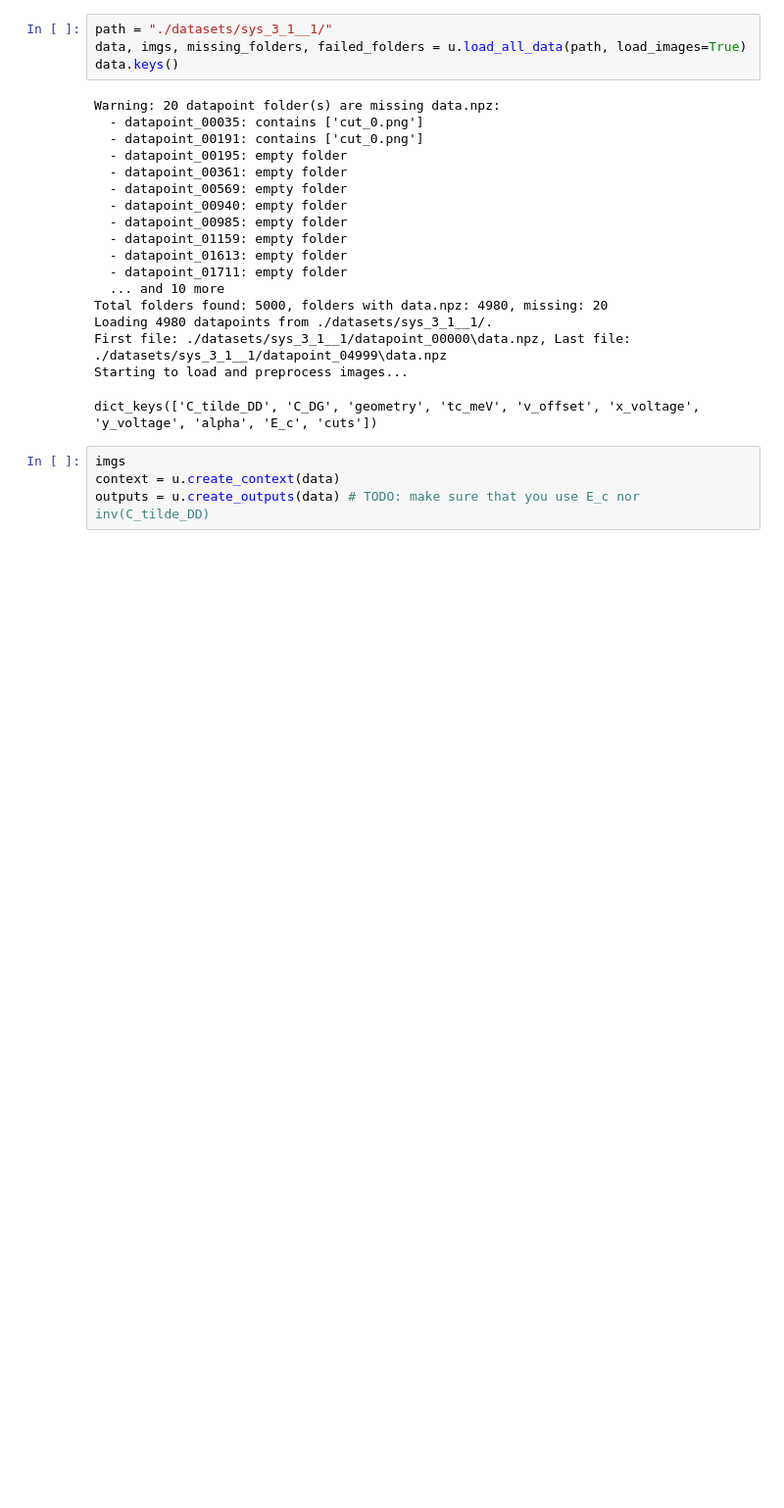
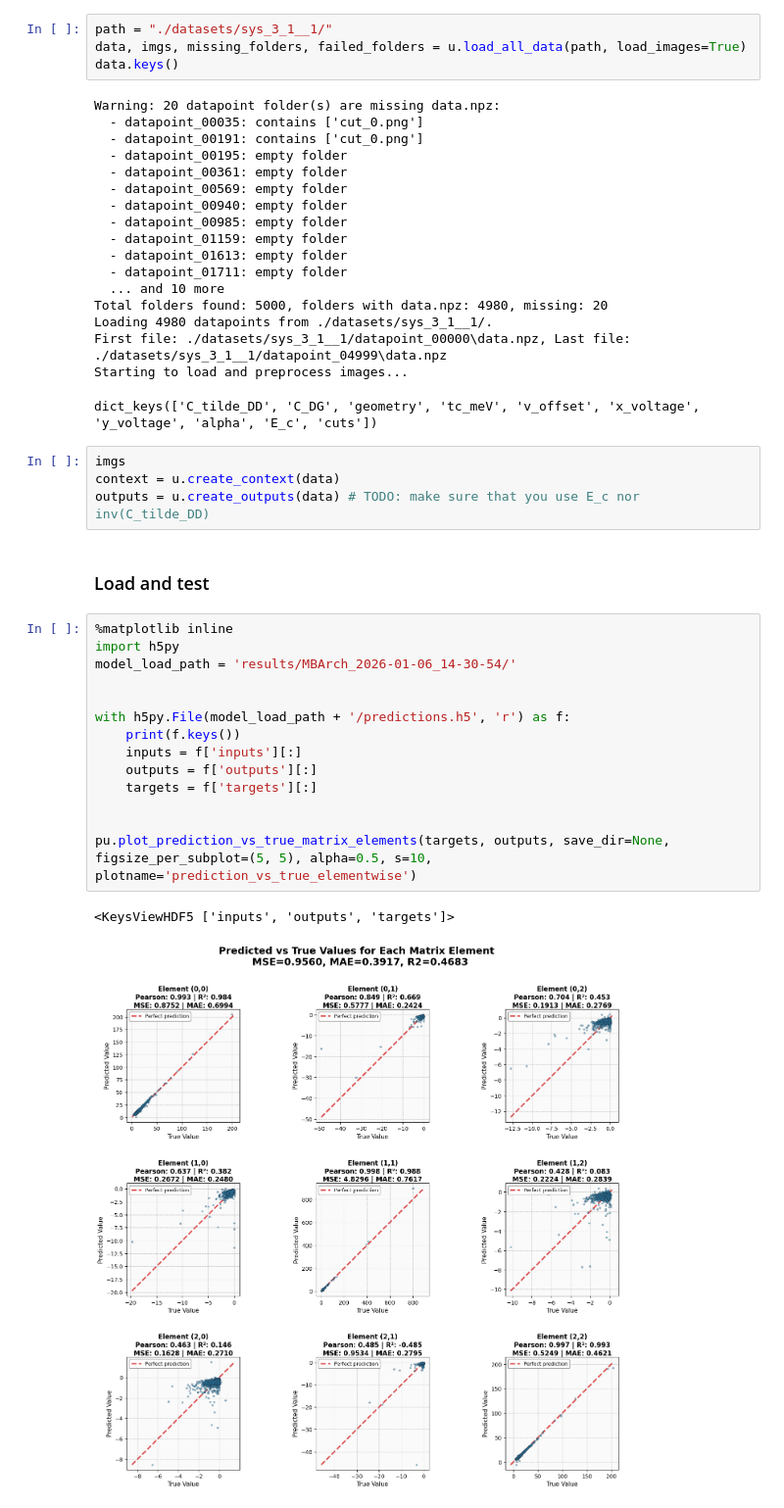
Before and after one commit to KREFT-QS-13/learning-QDs-parameters, a Jupyter notebook: example.ipynb, the cells around one changed output. Shown at 98% size. Drawn from its saved outputs; the diff is of its cells as text; blank space fills up the shorter version.

Commit message:
Plotting preds vs true element-wise

```diff
--- a/example.ipynb
+++ b/example.ipynb
@@ -41,3 +42,22 @@ dict_keys(['C_tilde_DD', 'C_DG', 'geometry', 'tc_meV', 'v_offset', 'x_voltage',
 imgs
 context = u.create_context(data)
 outputs = u.create_outputs(data) # TODO: make sure that you use E_c nor inv(C_tilde_DD)
+# %% [markdown]
+### Load and test
+# %%
+%matplotlib inline
+import h5py
+model_load_path = 'results/MBArch_2026-01-06_14-30-54/'
+
+
+with h5py.File(model_load_path + '/predictions.h5', 'r') as f:
+    print(f.keys())
+    inputs = f['inputs'][:]
+    outputs = f['outputs'][:]
+    targets = f['targets'][:]
+
+
+pu.plot_prediction_vs_true_matrix_elements(targets, outputs, save_dir=None, figsize_per_subplot=(5, 5), alpha=0.5, s=10, plotname='prediction_vs_true_elementwise')
+# %% [output]
+<KeysViewHDF5 ['inputs', 'outputs', 'targets']>
+[figure, added]
```
Also changed, not shown: parts of 1 cell of this notebook, 1 other file.
